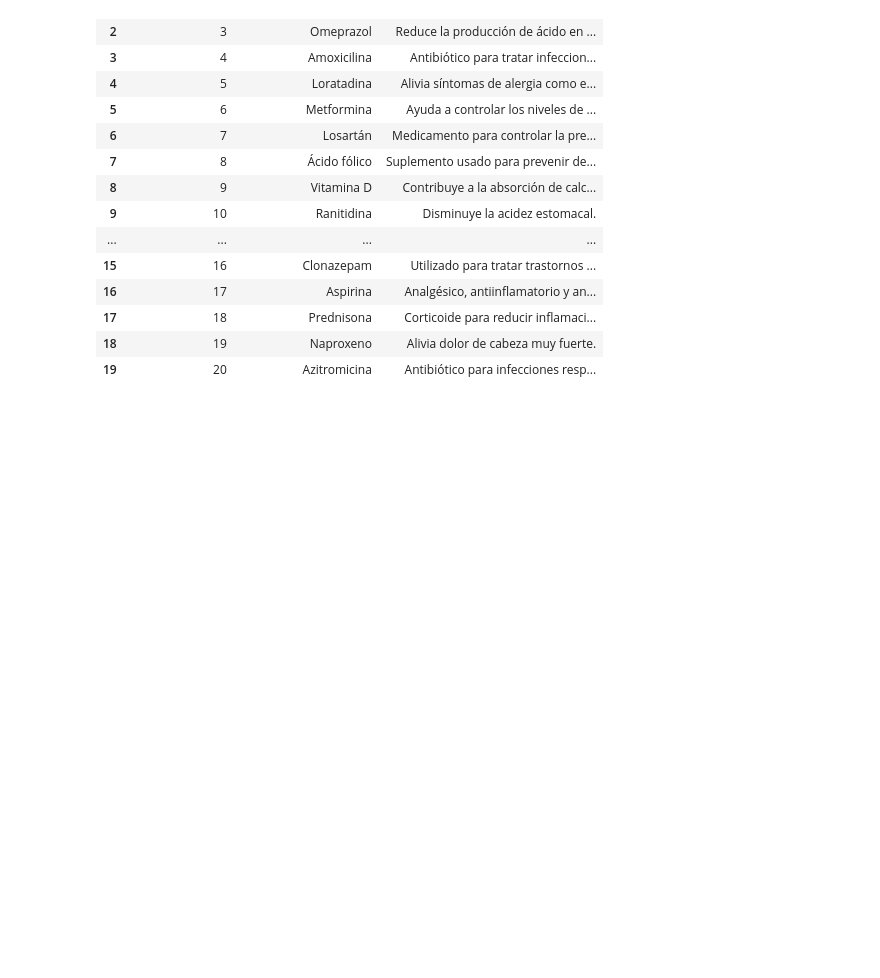
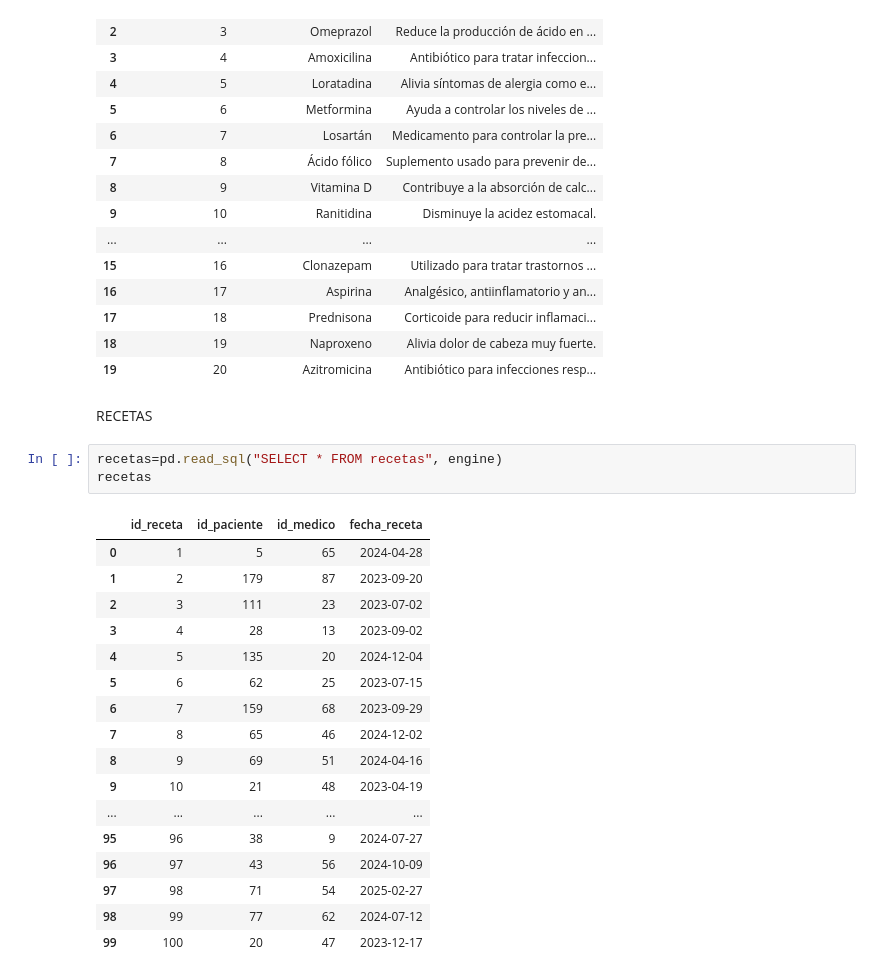
Before and after one commit to JonathanAlbertoBarrera/LimpiezaDatosPandas, a Jupyter notebook: 2-PracticaAseguramientoCalidadDatos/2_PracticaDatosNotebook.ipynb, the cells around one changed output. Saved outputs shown, nothing was run; the diff lists cells and outputs as text; blank space fills up the shorter version.

```diff
--- a/2-PracticaAseguramientoCalidadDatos/2_PracticaDatosNotebook.ipynb
+++ b/2-PracticaAseguramientoCalidadDatos/2_PracticaDatosNotebook.ipynb
@@ -660,3 +660,26 @@ medicamentos
 | 17 | 18 | Prednisona | Corticoide para reducir inflamaci... |
 | 18 | 19 | Naproxeno | Alivia dolor de cabeza muy fuerte. |
 | 19 | 20 | Azitromicina | Antibiótico para infecciones resp... |
+# %% [markdown]
+RECETAS
+# %%
+recetas=pd.read_sql("SELECT * FROM recetas", engine)
+recetas
+# %% [output]
+|  | id_receta | id_paciente | id_medico | fecha_receta |
+| 0 | 1 | 5 | 65 | 2024-04-28 |
+| 1 | 2 | 179 | 87 | 2023-09-20 |
+| 2 | 3 | 111 | 23 | 2023-07-02 |
+| 3 | 4 | 28 | 13 | 2023-09-02 |
+| 4 | 5 | 135 | 20 | 2024-12-04 |
+| 5 | 6 | 62 | 25 | 2023-07-15 |
+| 6 | 7 | 159 | 68 | 2023-09-29 |
+| 7 | 8 | 65 | 46 | 2024-12-02 |
+| 8 | 9 | 69 | 51 | 2024-04-16 |
+| 9 | 10 | 21 | 48 | 2023-04-19 |
+| ... | ... | ... | ... | ... |
+| 95 | 96 | 38 | 9 | 2024-07-27 |
+| 96 | 97 | 43 | 56 | 2024-10-09 |
+| 97 | 98 | 71 | 54 | 2025-02-27 |
+| 98 | 99 | 77 | 62 | 2024-07-12 |
+| 99 | 100 | 20 | 47 | 2023-12-17 |
```
Also changed, not shown: parts of 6 cells of this notebook.
